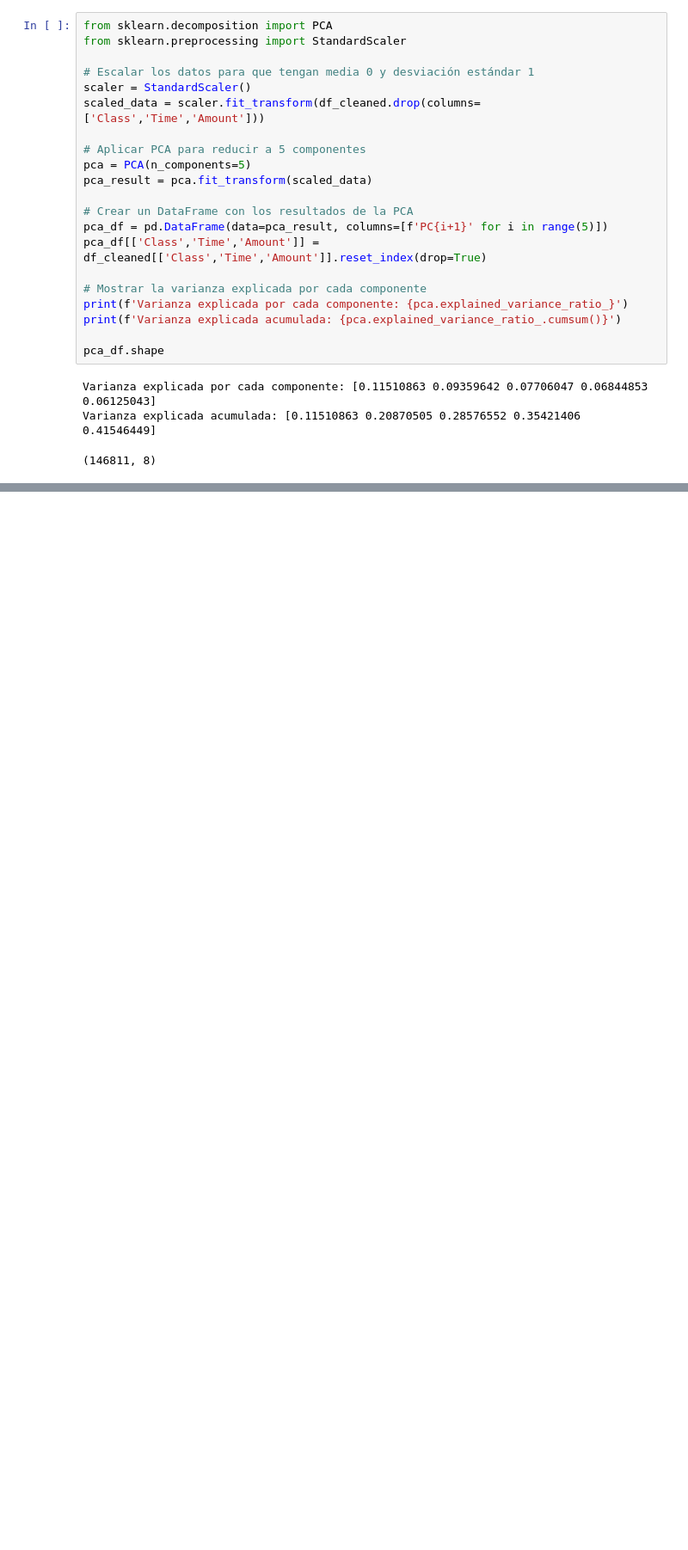
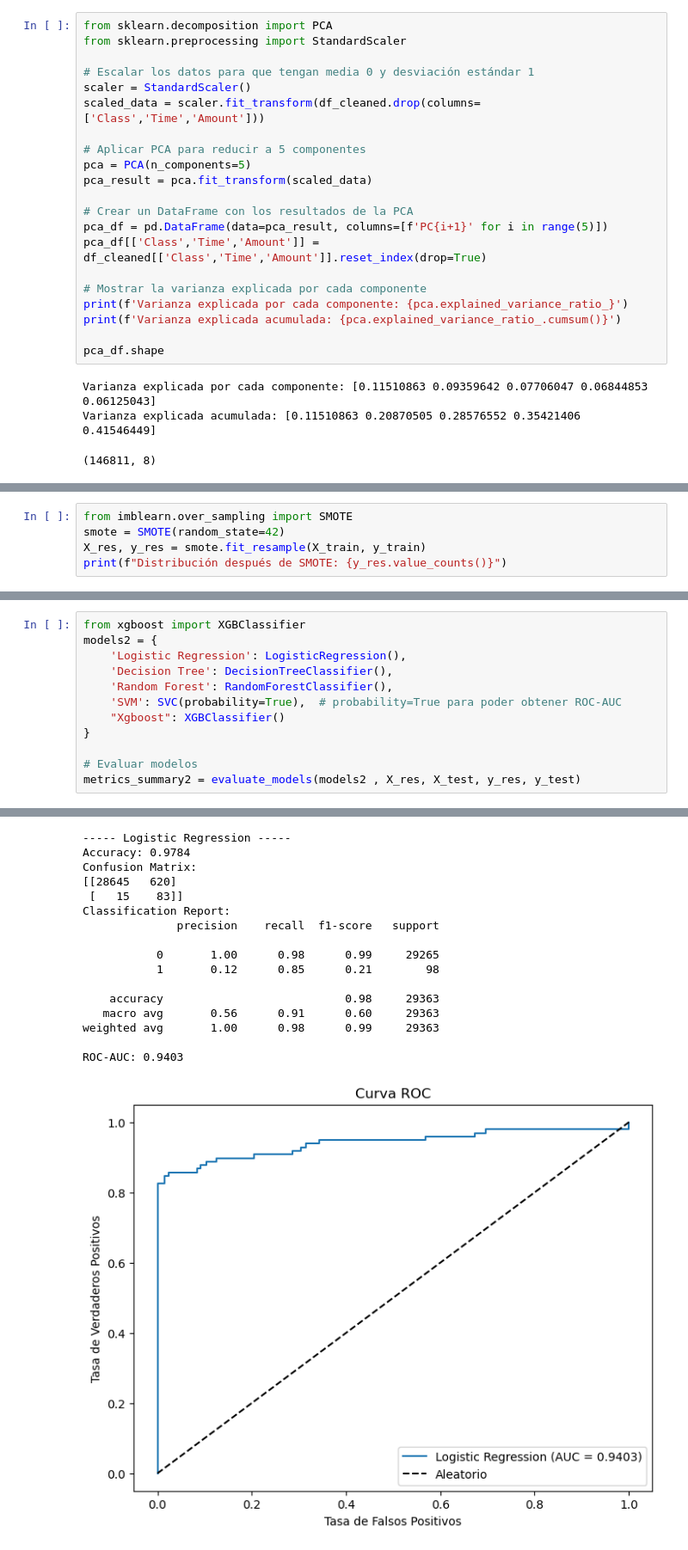
Before and after one commit to juanjacoop/FraudDetection_ML, a Jupyter notebook: src/app.ipynb, the cells around one changed output, grey strips where cells are left out. Shown at 86% size. Cells and saved outputs as stored; diff of their text form; blank space fills up the shorter version.

```diff
--- a/src/app.ipynb
+++ b/src/app.ipynb
@@ -356,0 +665,5 @@ plt.show()
+# %%
+from imblearn.over_sampling import SMOTE
+smote = SMOTE(random_state=42)
+X_res, y_res = smote.fit_resample(X_train, y_train)
+print(f"Distribución después de SMOTE: {y_res.value_counts()}")
@@ -356,0 +821,13 @@ plt.show()
+# %%
+from xgboost import XGBClassifier
+models2 = {
+    'Logistic Regression': LogisticRegression(),
+    'Decision Tree': DecisionTreeClassifier(),
+    'Random Forest': RandomForestClassifier(),
+    'SVM': SVC(probability=True),  # probability=True para poder obtener ROC-AUC
+    "Xgboost": XGBClassifier()
+}
+
+# Evaluar modelos
+metrics_summary2 = evaluate_models(models2 , X_res, X_test, y_res, y_test)
+# %% [output]
@@ -356,0 +841,17 @@ plt.show()
+----- Logistic Regression -----
+Accuracy: 0.9784
+Confusion Matrix:
+[[28645   620]
+ [   15    83]]
+Classification Report:
+              precision    recall  f1-score   support
+
+           0       1.00      0.98      0.99     29265
+           1       0.12      0.85      0.21        98
+
+    accuracy                           0.98     29363
+   macro avg       0.56      0.91      0.60     29363
+weighted avg       1.00      0.98      0.99     29363
+
+ROC-AUC: 0.9403
+[figure, added]
```
Also changed, not shown: parts of 24 cells of this notebook, 2 other files.
